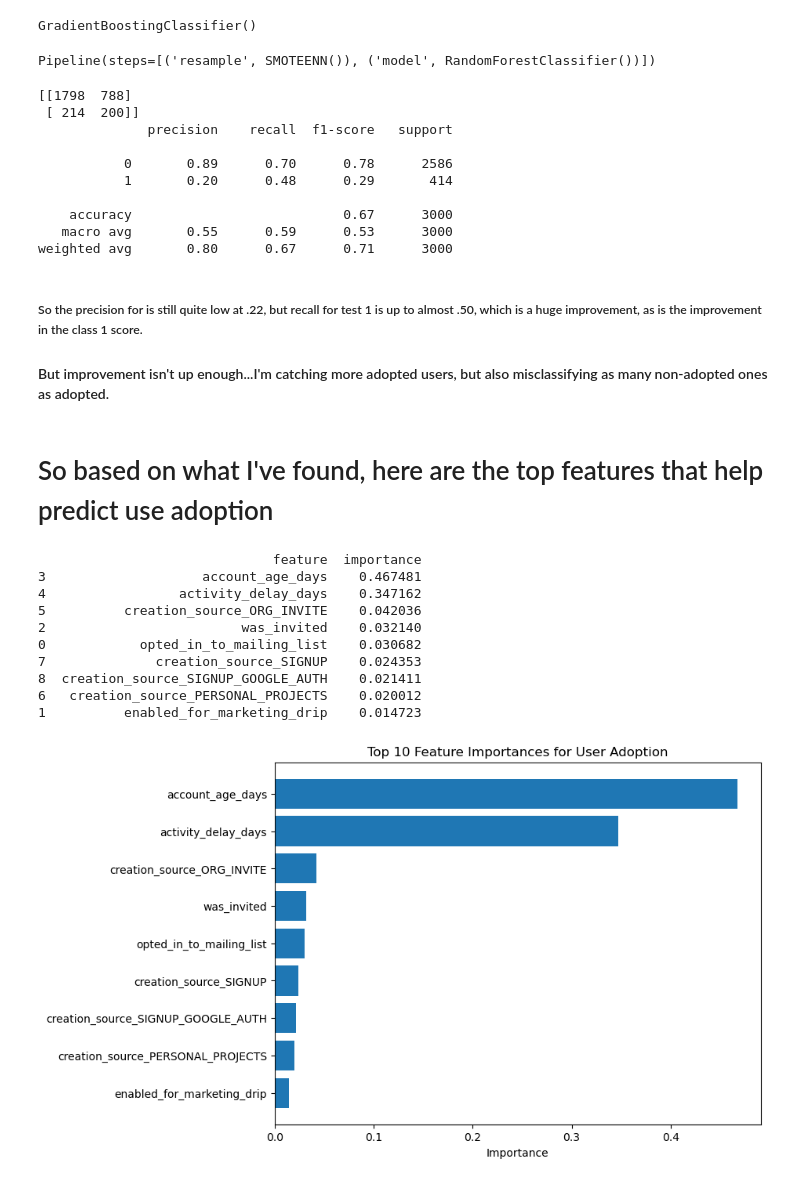
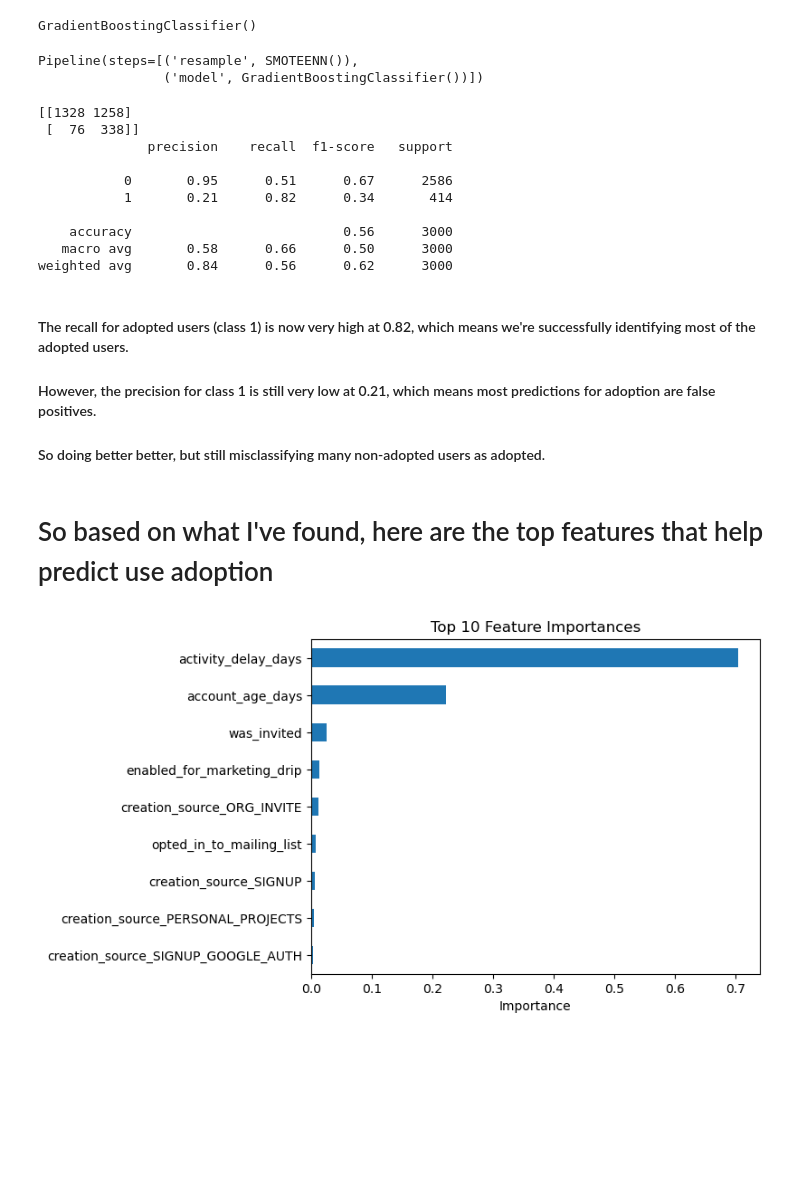
Before and after one commit to ErockMahan1/SpringBoardProjects, a Jupyter notebook: 36.2-Relax Challenge/36.2 - TakehomeProject.ipynb, the cells around one changed output. Cells and saved outputs as stored; diff of their text form; code cells hidden in the pictures; blank space fills up the shorter version.

Commit message:
found what I was doing wrong...

```diff
--- a/36.2-Relax Challenge/36.2 - TakehomeProject.ipynb
+++ b/36.2-Relax Challenge/36.2 - TakehomeProject.ipynb
@@ -492,59 +492,49 @@ model = RandomForestClassifier(class_weight='balanced')
 # %%
 pipeline = Pipeline([
     ('resample', SMOTEENN()),  #SMOTE + ENN (Edited Nearest Neighbors)
-    ('model', RandomForestClassifier())
+    ('model', GradientBoostingClassifier())
 ])
 
 pipeline.fit(X_train, y_train)
 # %% [output]
-Pipeline(steps=[('resample', SMOTEENN()), ('model', RandomForestClassifier())])
+Pipeline(steps=[('resample', SMOTEENN()),
+                ('model', GradientBoostingClassifier())])
 # %%
 y_pred = pipeline.predict(X_test)
-y_pred_proba = pipeline.predict_proba(X_test)[:, 1]  # For precision-recall or ROC curves
+y_pred_proba = pipeline.predict_proba(X_test)[:, 1]
 
 print(confusion_matrix(y_test, y_pred))
 print(classification_report(y_test, y_pred))
 # %% [output]
-[[1798  788]
- [ 214  200]]
+[[1328 1258]
+ [  76  338]]
               precision    recall  f1-score   support
 
-           0       0.89      0.70      0.78      2586
-           1       0.20      0.48      0.29       414
+           0       0.95      0.51      0.67      2586
+           1       0.21      0.82      0.34       414
 
-    accuracy                           0.67      3000
-   macro avg       0.55      0.59      0.53      3000
-weighted avg       0.80      0.67      0.71      3000
+    accuracy                           0.56      3000
+   macro avg       0.58      0.66      0.50      3000
+weighted avg       0.84      0.56      0.62      3000
 # %% [markdown]
-##### So the precision for is still quite low at .22, but recall for test 1 is up to almost .50, which is a huge improvement, as is the improvement in the class 1 score.
+#### The recall for adopted users (class 1) is now very high at 0.82, which means we're successfully identifying most of the adopted users.
 
-#### But improvement isn't up enough...I'm catching more adopted users, but also misclassifying as many non-adopted ones as adopted.
+#### However, the precision for class 1 is still very low at 0.21, which means most predictions for adoption are false positives.
+
+#### So doing better better, but still misclassifying many non-adopted users as adopted.
 # %% [markdown]
 # So based on what I've found, here are the top features that help predict use adoption
 # %%
-importances = clf.feature_importances_
-feature_names = X_train.columns
+importances = pipeline.named_steps['model'].feature_importances_
+feature_names = X_train.columns  # assuming X_train is a DataFrame
 
-feat_imp_df = pd.DataFrame({'feature': feature_names, 'importance': importances})
-feat_imp_df = feat_imp_df.sort_values(by='importance', ascending=False)
+feat_imp = pd.Series(importances, index=feature_names).sort_values(ascending=False)
 
-print(feat_imp_df.head(10))
-
-plt.figure(figsize=(8,6))
-plt.barh(feat_imp_df['feature'][:10][::-1], feat_imp_df['importance'][:10][::-1])
+feat_imp.head(10).plot(kind='barh')
+plt.gca().invert_yaxis()
+plt.title('Top 10 Feature Importances')
 plt.xlabel('Importance')
-plt.title('Top 10 Feature Importances for User Adoption')
 plt.show()
 # %% [output]
-                              feature  importance
-3                    account_age_days    0.467481
-4                 activity_delay_days    0.347162
-5          creation_source_ORG_INVITE    0.042036
-2                         was_invited    0.032140
-0            opted_in_to_mailing_list    0.030682
-7              creation_source_SIGNUP    0.024353
-8  creation_source_SIGNUP_GOOGLE_AUTH    0.021411
-6   creation_source_PERSONAL_PROJECTS    0.020012
-1          enabled_for_marketing_drip    0.014723
-[figure, old version]
+[figure, new version]
 # %% [markdown]
```
Also changed, not shown: parts of 40 cells of this notebook.
